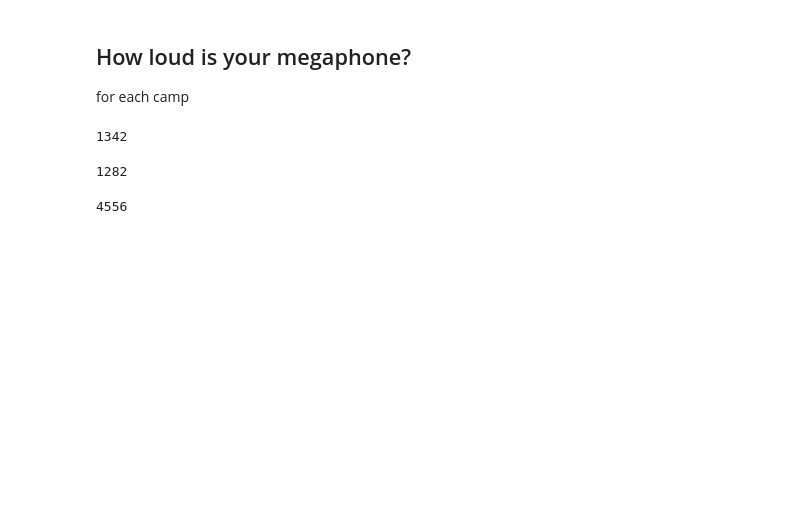
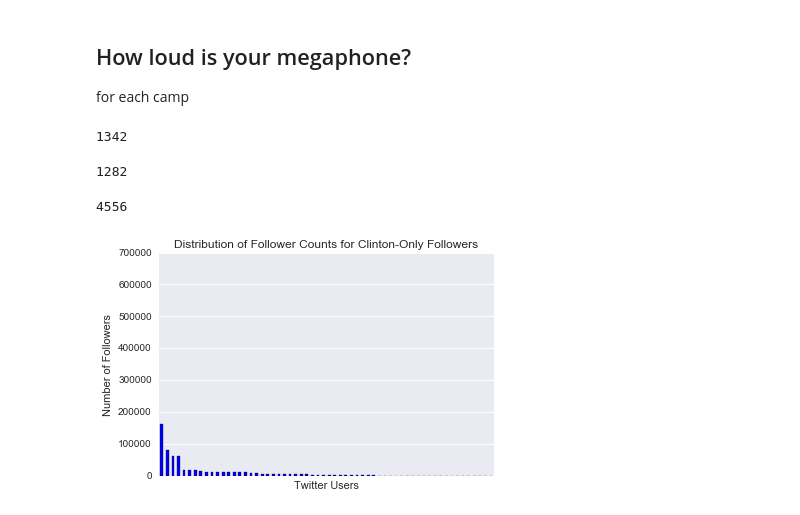
Before and after one commit to sbchou/thesis-extend, a Jupyter notebook: ANALYSIS/MegaphoneAnalysis.ipynb, the cells around one changed output. Cells and saved outputs as stored; diff of their text form; code cells hidden in the pictures; blank space fills up the shorter version.

```diff
--- a/ANALYSIS/MegaphoneAnalysis.ipynb
+++ b/ANALYSIS/MegaphoneAnalysis.ipynb
@@ -34,0 +33,13 @@ clinton_camp
+# %%
+clinton_camp_users_only = clinton_camp.drop_duplicates(subset='author') # for now
+clinton_camp_users_only = clinton_camp_users_only.follower_ct.astype(float)
+# %%
+clinton_camp_users_only.sort_values(ascending=False).plot(kind='bar')
+plt.title("Distribution of Follower Counts for Clinton-Only Followers")
+plt.ylabel("Number of Followers")
+plt.xlabel("Twitter Users")
+plt.xticks([])
+plt.ylim([0,700000])
+plt.savefig('FIGS/clinton_camp_follower_ct.png')
+# %% [output]
+[figure, added]
```
Also changed, not shown: parts of 3 cells of this notebook, 3 other files.
